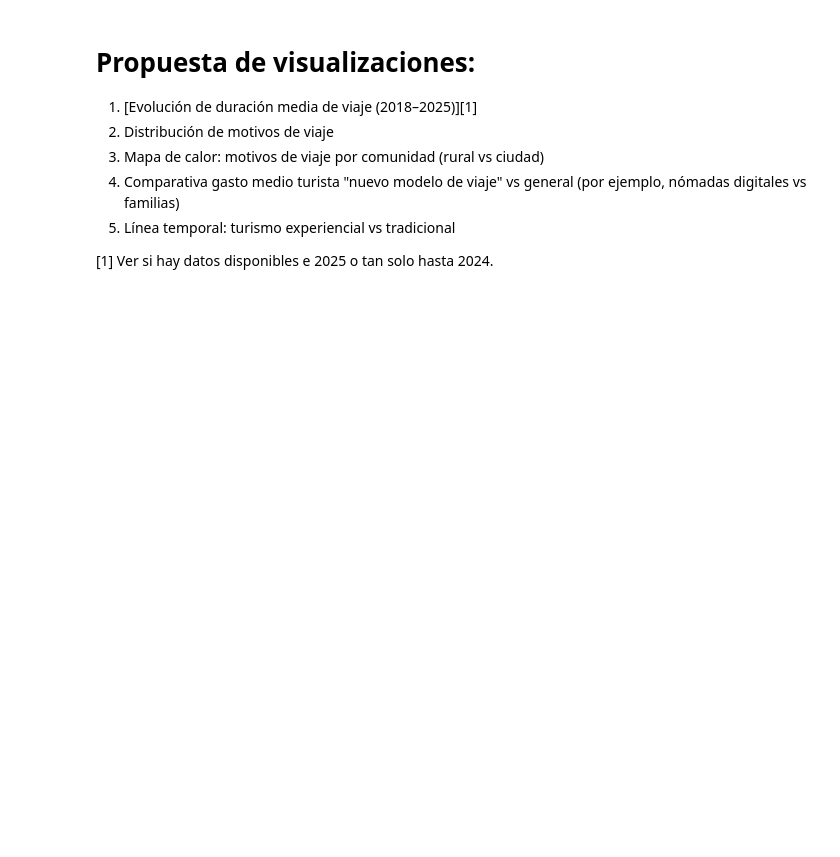
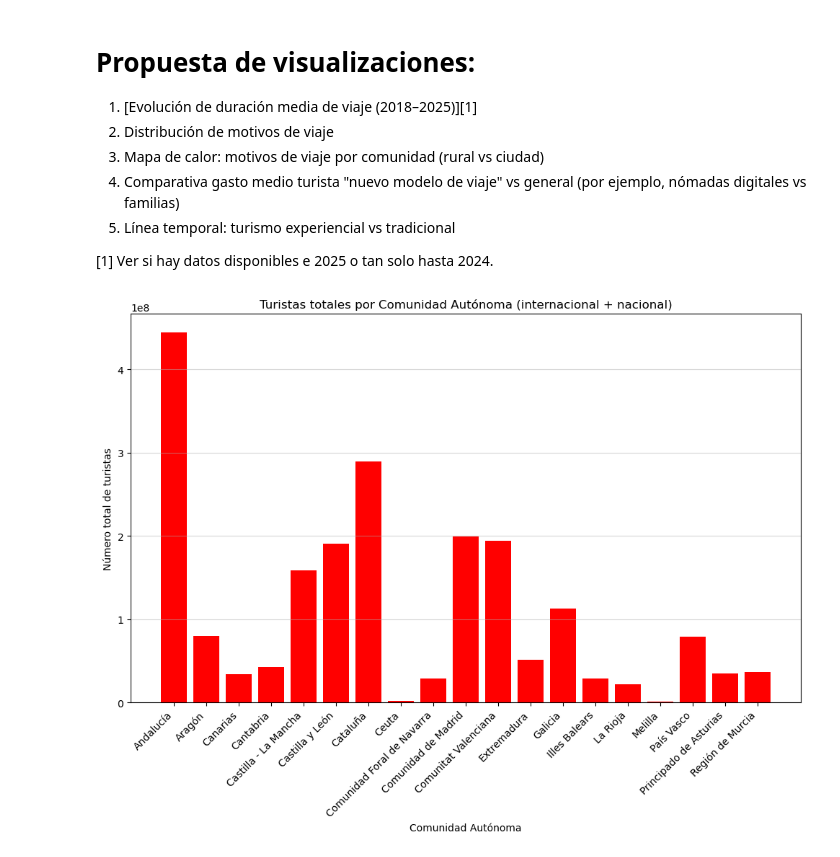
Before and after one commit to lorenabao/ETL_Turismo, a Jupyter notebook: 04_Visualization.ipynb, the cells around one changed output. Cells and saved outputs as stored; diff of their text form; code cells hidden in the pictures; blank space fills up the shorter version.

```diff
--- a/04_Visualization.ipynb
+++ b/04_Visualization.ipynb
@@ -10,0 +16,23 @@
+# %%
+df_internacional = pd.read_csv('./data/df_internacional.csv')
+df_nacional = pd.read_csv('./data/df_nacional.csv')
+df_gasto_ccaa = pd.read_csv('./data/df_gasto_ccaa.csv')
+df_gasto_total = pd.read_csv('./data/df_gasto_total.csv')
+df_final = pd.read_csv('./data/df_final.csv')
+# %%
+# Total de turistas por comunidad
+
+df_agg = df_final.groupby("CCAA_DESTINO").agg({"VISITANTES": "sum","TURISTAS": "sum","GASTO": "sum"}).reset_index()
+
+df_agg["TURISTAS_TOTALES"] = df_agg["VISITANTES"] + df_agg["TURISTAS"]
+
+plt.figure(figsize=(12, 7))
+plt.bar(df_agg["CCAA_DESTINO"], df_agg["TURISTAS_TOTALES"], color="red")
+plt.title("Turistas totales por Comunidad Autónoma (internacional + nacional)")
+plt.ylabel("Número total de turistas")
+plt.xlabel("Comunidad Autónoma")
+plt.xticks(rotation=45, ha="right")
+plt.grid(axis='y', alpha=0.5)
+plt.show()
+# %% [output]
+[figure, added]
```
Also changed, not shown: parts of 3 cells of this notebook, 5 other files.
